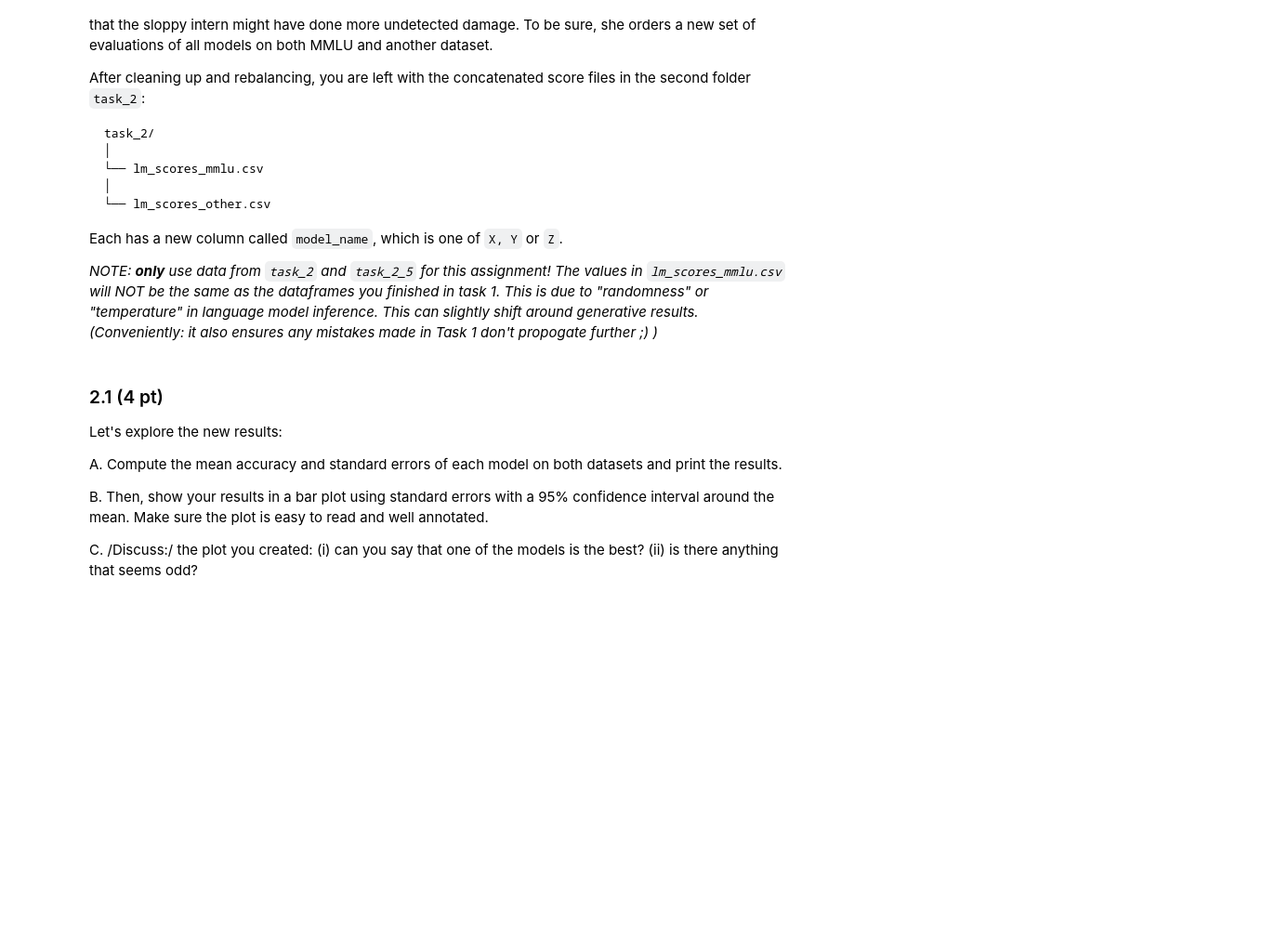
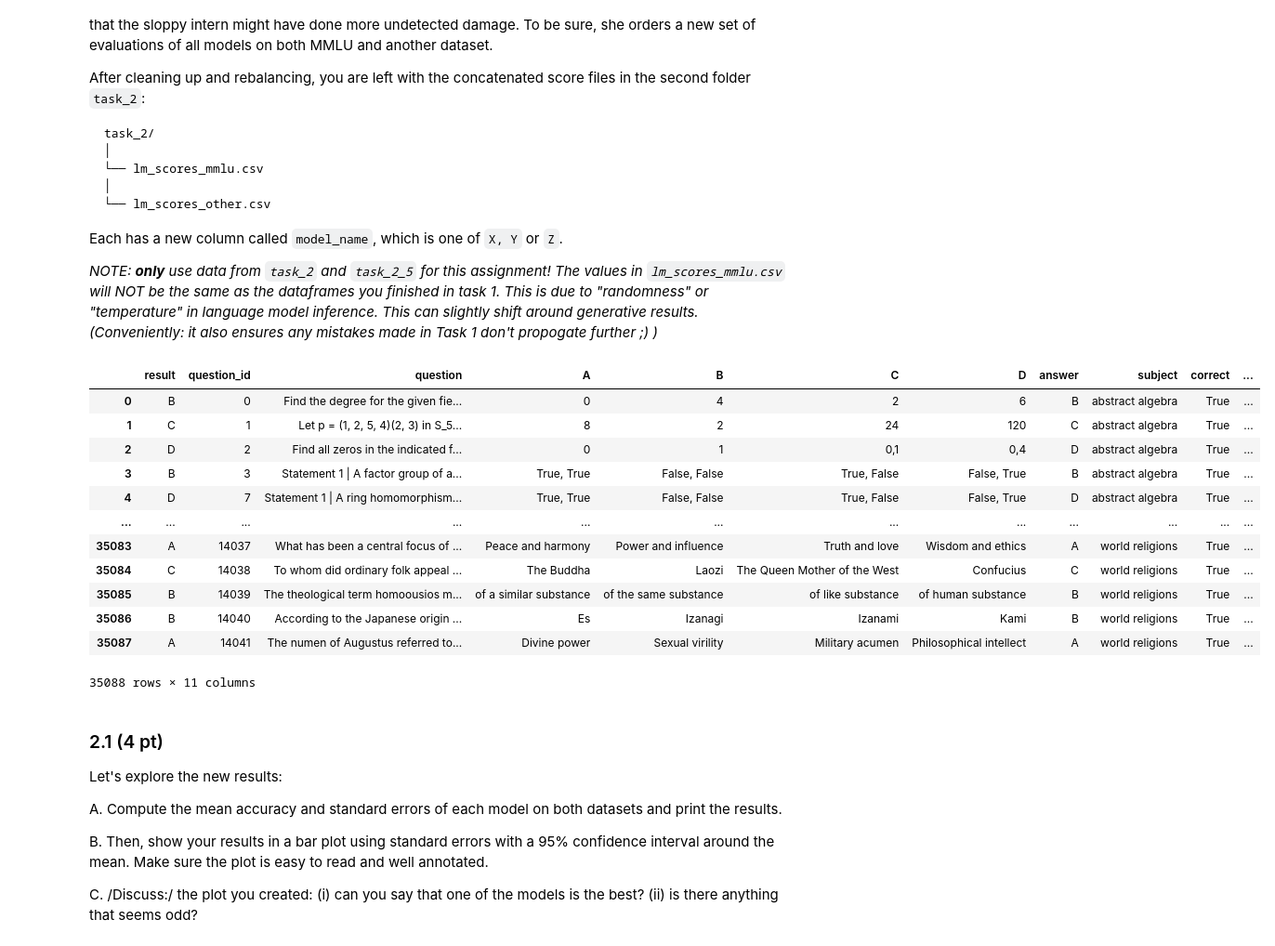
Before and after one commit to M-i-r-c-o/2024, a Jupyter notebook: Homework/01_PROJECT_NEUTRALITY/analysis.ipynb, the cells around one changed output. Shown: that part at 93% size. Cells and saved outputs as stored; diff of their text form; code cells hidden in the pictures; blank space fills up the shorter version.

```diff
--- a/Homework/01_PROJECT_NEUTRALITY/analysis.ipynb
+++ b/Homework/01_PROJECT_NEUTRALITY/analysis.ipynb
@@ -368,7 +442,23 @@ _NOTE: **only** use data from `task_2` and `task_2_5` for this assignment! The v
 # %%
 # PROVIDED CODE
 df_mmlu = pd.read_csv('task_2/lm_scores_mmlu.csv')
 df_other = pd.read_csv('task_2/lm_scores_other.csv')
+
+df_mmlu
+# %% [output]
+|  | result | question_id | question | A | B | C | D | answer | subject | correct | ... |
+| 0 | B | 0 | Find the degree for the given fie... | 0 | 4 | 2 | 6 | B | abstract algebra | True | ... |
+| 1 | C | 1 | Let p = (1, 2, 5, 4)(2, 3) in S_5... | 8 | 2 | 24 | 120 | C | abstract algebra | True | ... |
+| 2 | D | 2 | Find all zeros in the indicated f... | 0 | 1 | 0,1 | 0,4 | D | abstract algebra | True | ... |
+| 3 | B | 3 | Statement 1 | A factor group of a... | True, True | False, False | True, False | False, True | B | abstract algebra | True | ... |
+| 4 | D | 7 | Statement 1 | A ring homomorphism... | True, True | False, False | True, False | False, True | D | abstract algebra | True | ... |
+| ... | ... | ... | ... | ... | ... | ... | ... | ... | ... | ... | ... |
+| 35083 | A | 14037 | What has been a central focus of ... | Peace and harmony | Power and influence | Truth and love | Wisdom and ethics | A | world religions | True | ... |
+| 35084 | C | 14038 | To whom did ordinary folk appeal ... | The Buddha | Laozi | The Queen Mother of the West | Confucius | C | world religions | True | ... |
+| 35085 | B | 14039 | The theological term homoousios m... | of a similar substance | of the same substance | of like substance | of human substance | B | world religions | True | ... |
+| 35086 | B | 14040 | According to the Japanese origin ... | Es | Izanagi | Izanami | Kami | B | world religions | True | ... |
+| 35087 | A | 14041 | The numen of Augustus referred to... | Divine power | Sexual virility | Military acumen | Philosophical intellect | A | world religions | True | ... |
+35088 rows × 11 columns
 # %% [markdown]
 ### 2.1 (4 pt)
 
```
Also changed, not shown: parts of 18 cells of this notebook.
